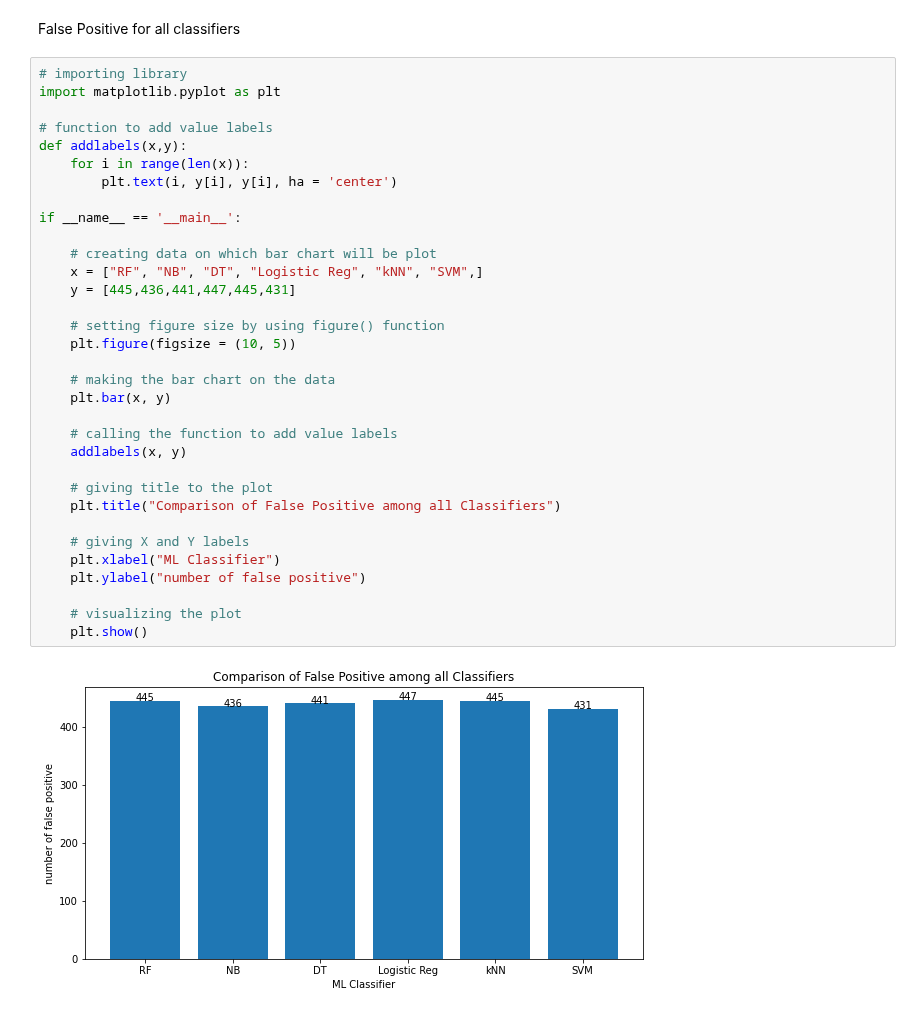
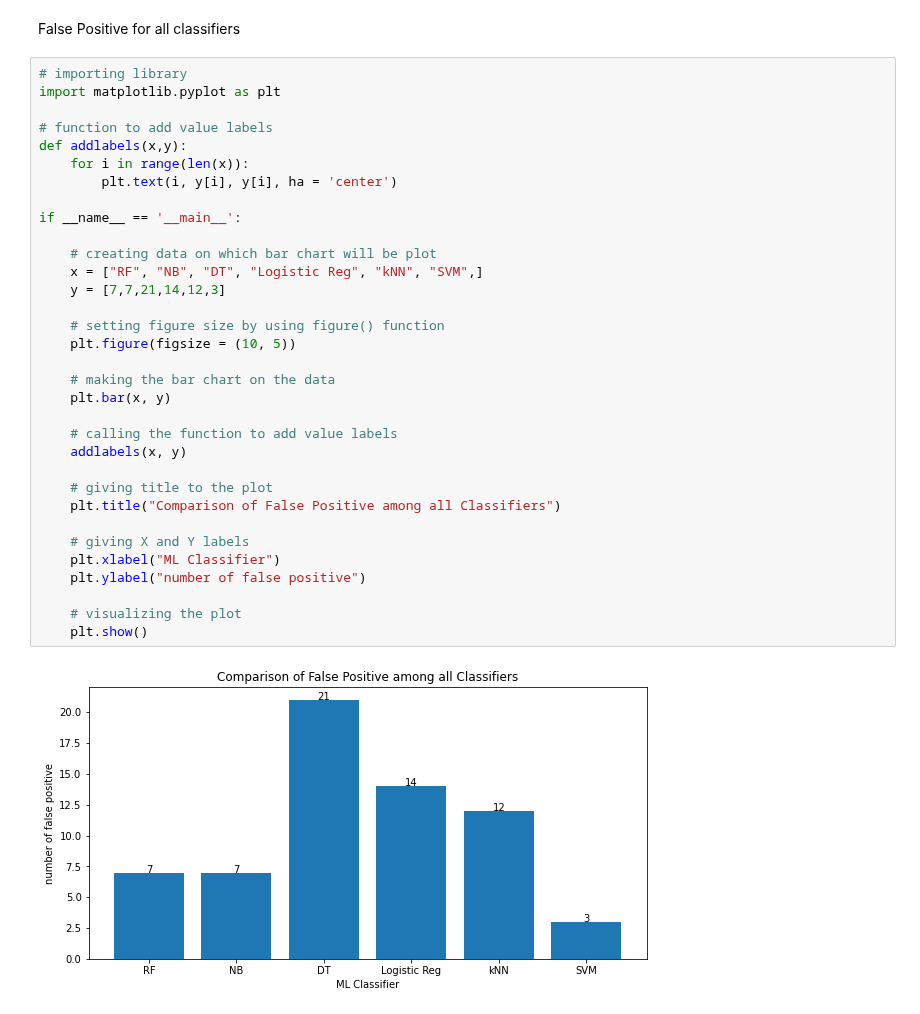
Before and after one commit to drmayu7/303A_machinelearning, a Jupyter notebook: Notebooks/CHART_for_wisconsin_breast_cancer_project.ipynb, the cells around one changed output. Cells and saved outputs as stored; diff of their text form.

```diff
--- a/Notebooks/CHART_for_wisconsin_breast_cancer_project.ipynb
+++ b/Notebooks/CHART_for_wisconsin_breast_cancer_project.ipynb
@@ -326,32 +326,32 @@ import matplotlib.pyplot as plt
 
 # function to add value labels
 def addlabels(x,y):
     for i in range(len(x)):
         plt.text(i, y[i], y[i], ha = 'center')
 
 if __name__ == '__main__':
 
     # creating data on which bar chart will be plot
     x = ["RF", "NB", "DT", "Logistic Reg", "kNN", "SVM",]
-    y = [445,436,441,447,445,431]
+    y = [7,7,21,14,12,3]
 
     # setting figure size by using figure() function
     plt.figure(figsize = (10, 5))
 
     # making the bar chart on the data
     plt.bar(x, y)
 
     # calling the function to add value labels
     addlabels(x, y)
 
     # giving title to the plot
     plt.title("Comparison of False Positive among all Classifiers")
 
     # giving X and Y labels
     plt.xlabel("ML Classifier")
     plt.ylabel("number of false positive")
 
     # visualizing the plot
     plt.show()
 # %% [output]
-[figure, old version]
+[figure, new version]
```
